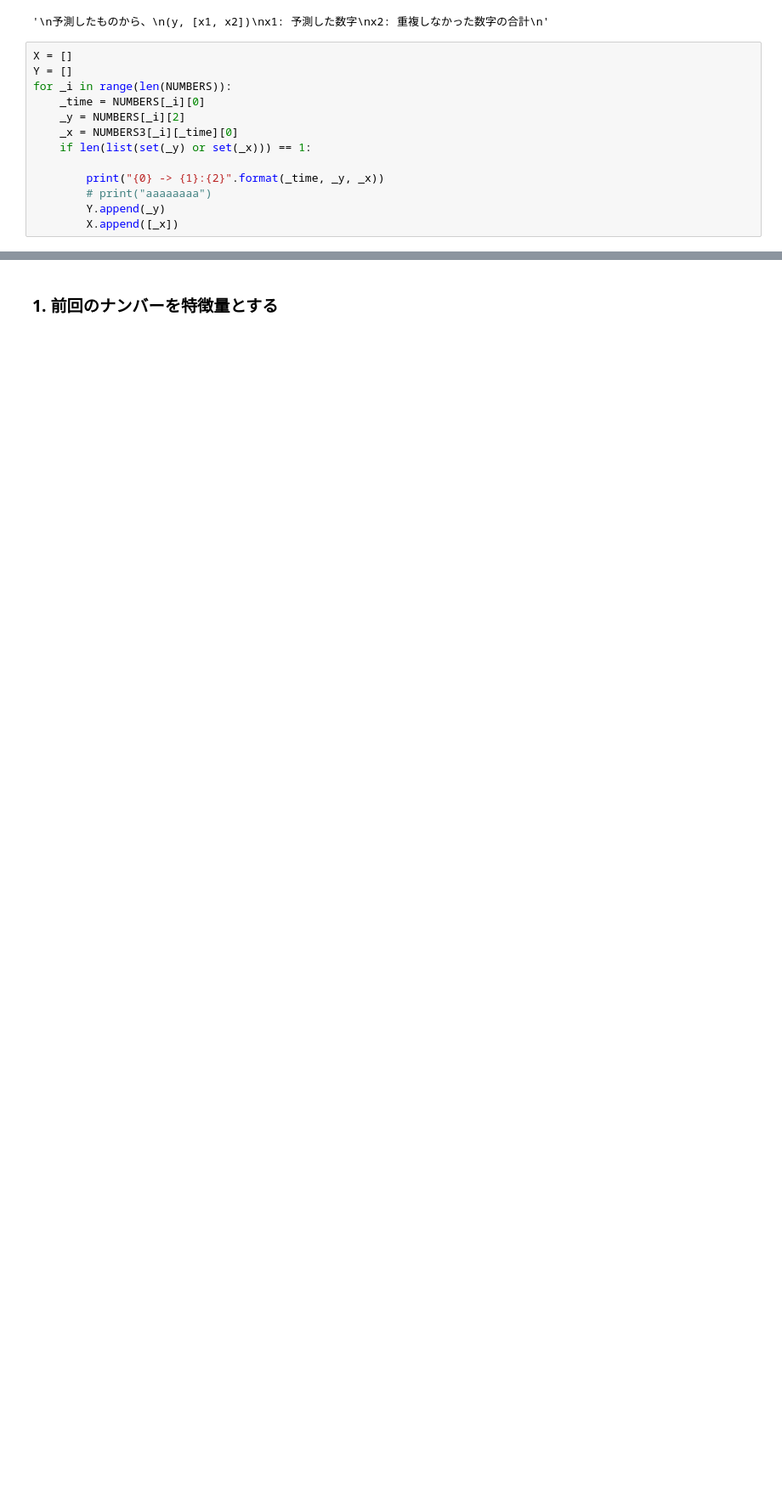
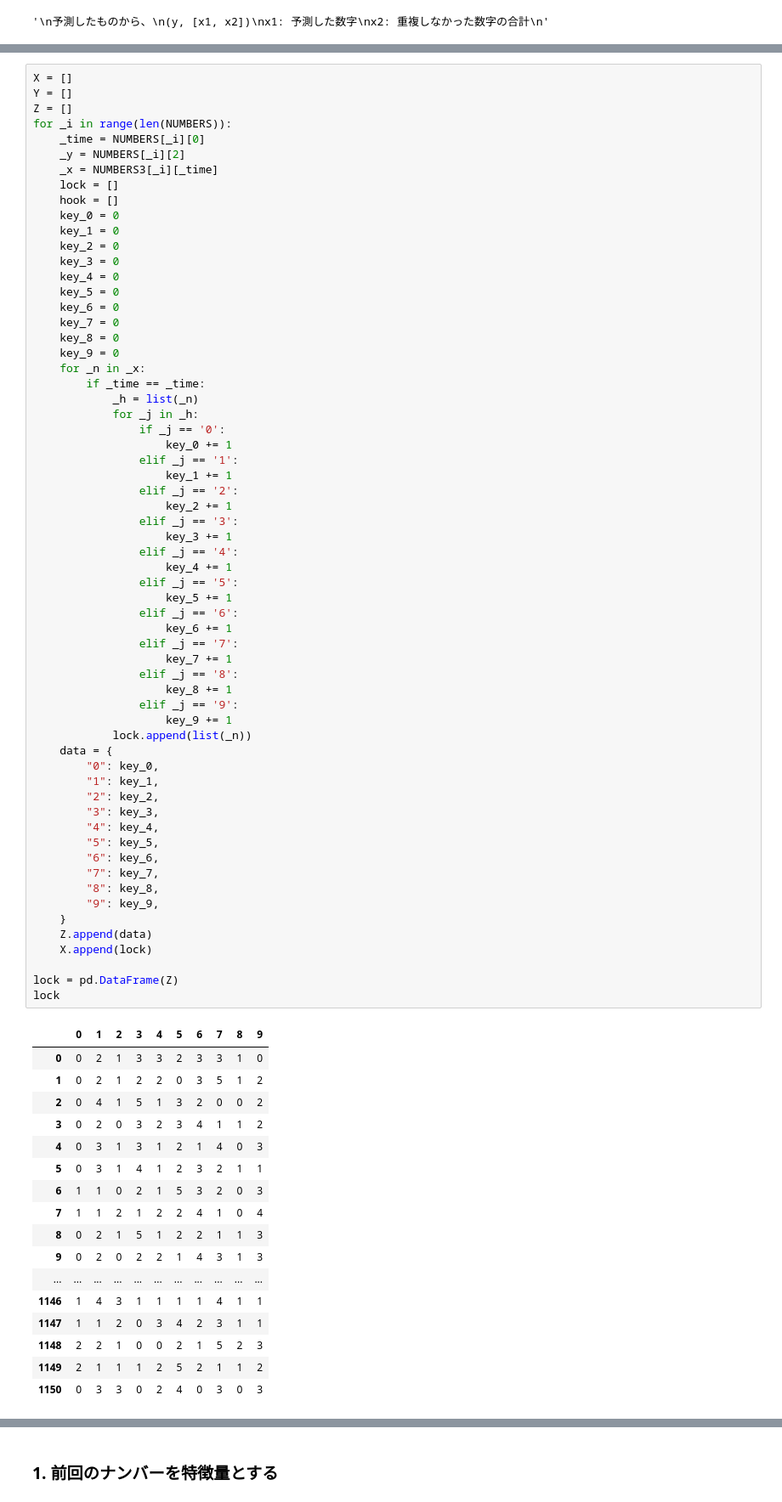
Before and after one commit to kubocker/asset, a Jupyter notebook: engine/numbers3_from_20180609.ipynb, the cells around one changed output, grey strips where cells are left out. Shown: that part at 85% size. Drawn from its saved outputs; the diff is of its cells as text; blank space fills up the shorter version.

```diff
--- a/engine/numbers3_from_20180609.ipynb
+++ b/engine/numbers3_from_20180609.ipynb
@@ -129,16 +129,3 @@ x2: 重複しなかった数字の合計
 """
 # %% [output]
 '\n予測したものから、\n(y, [x1, x2])\nx1: 予測した数字\nx2: 重複しなかった数字の合計\n'
-# %%
-X = []
-Y = []
-for _i in range(len(NUMBERS)):
-    _time = NUMBERS[_i][0]
-    _y = NUMBERS[_i][2]
-    _x = NUMBERS3[_i][_time][0]
-    if len(list(set(_y) or set(_x))) == 1:
-
-        print("{0} -> {1}:{2}".format(_time, _y, _x))
-        # print("aaaaaaaa")
-        Y.append(_y)
-        X.append([_x])
@@ -163,0 +134,80 @@ aaaaaaaa
+# %%
+X = []
+Y = []
+Z = []
+for _i in range(len(NUMBERS)):
+    _time = NUMBERS[_i][0]
+    _y = NUMBERS[_i][2]
+    _x = NUMBERS3[_i][_time]
+    lock = []
+    hook = []
+    key_0 = 0
+    key_1 = 0
+    key_2 = 0
+    key_3 = 0
+    key_4 = 0
+    key_5 = 0
+    key_6 = 0
+    key_7 = 0
+    key_8 = 0
+    key_9 = 0
+    for _n in _x:
+        if _time == _time:
+            _h = list(_n)
+            for _j in _h:
+                if _j == '0':
+                    key_0 += 1
+                elif _j == '1':
+                    key_1 += 1
+                elif _j == '2':
+                    key_2 += 1
+                elif _j == '3':
+                    key_3 += 1
+                elif _j == '4':
+                    key_4 += 1
+                elif _j == '5':
+                    key_5 += 1
+                elif _j == '6':
+                    key_6 += 1
+                elif _j == '7':
+                    key_7 += 1
+                elif _j == '8':
+                    key_8 += 1
+                elif _j == '9':
+                    key_9 += 1
+            lock.append(list(_n))
+    data = {
+        "0": key_0,
+        "1": key_1,
+        "2": key_2,
+        "3": key_3,
+        "4": key_4,
+        "5": key_5,
+        "6": key_6,
+        "7": key_7,
+        "8": key_8,
+        "9": key_9,
+    }
+    Z.append(data)
+    X.append(lock)
+
+lock = pd.DataFrame(Z)
+lock
+# %% [output]
+|  | 0 | 1 | 2 | 3 | 4 | 5 | 6 | 7 | 8 | 9 |
+| 0 | 0 | 2 | 1 | 3 | 3 | 2 | 3 | 3 | 1 | 0 |
+| 1 | 0 | 2 | 1 | 2 | 2 | 0 | 3 | 5 | 1 | 2 |
+| 2 | 0 | 4 | 1 | 5 | 1 | 3 | 2 | 0 | 0 | 2 |
+| 3 | 0 | 2 | 0 | 3 | 2 | 3 | 4 | 1 | 1 | 2 |
+| 4 | 0 | 3 | 1 | 3 | 1 | 2 | 1 | 4 | 0 | 3 |
+| 5 | 0 | 3 | 1 | 4 | 1 | 2 | 3 | 2 | 1 | 1 |
+| 6 | 1 | 1 | 0 | 2 | 1 | 5 | 3 | 2 | 0 | 3 |
+| 7 | 1 | 1 | 2 | 1 | 2 | 2 | 4 | 1 | 0 | 4 |
+| 8 | 0 | 2 | 1 | 5 | 1 | 2 | 2 | 1 | 1 | 3 |
+| 9 | 0 | 2 | 0 | 2 | 2 | 1 | 4 | 3 | 1 | 3 |
+| ... | ... | ... | ... | ... | ... | ... | ... | ... | ... | ... |
+| 1146 | 1 | 4 | 3 | 1 | 1 | 1 | 1 | 4 | 1 | 1 |
+| 1147 | 1 | 1 | 2 | 0 | 3 | 4 | 2 | 3 | 1 | 1 |
+| 1148 | 2 | 2 | 1 | 0 | 0 | 2 | 1 | 5 | 2 | 3 |
+| 1149 | 2 | 1 | 1 | 1 | 2 | 5 | 2 | 1 | 1 | 2 |
+| 1150 | 0 | 3 | 3 | 0 | 2 | 4 | 0 | 3 | 0 | 3 |
```
Also changed, not shown: parts of 12 cells of this notebook.
